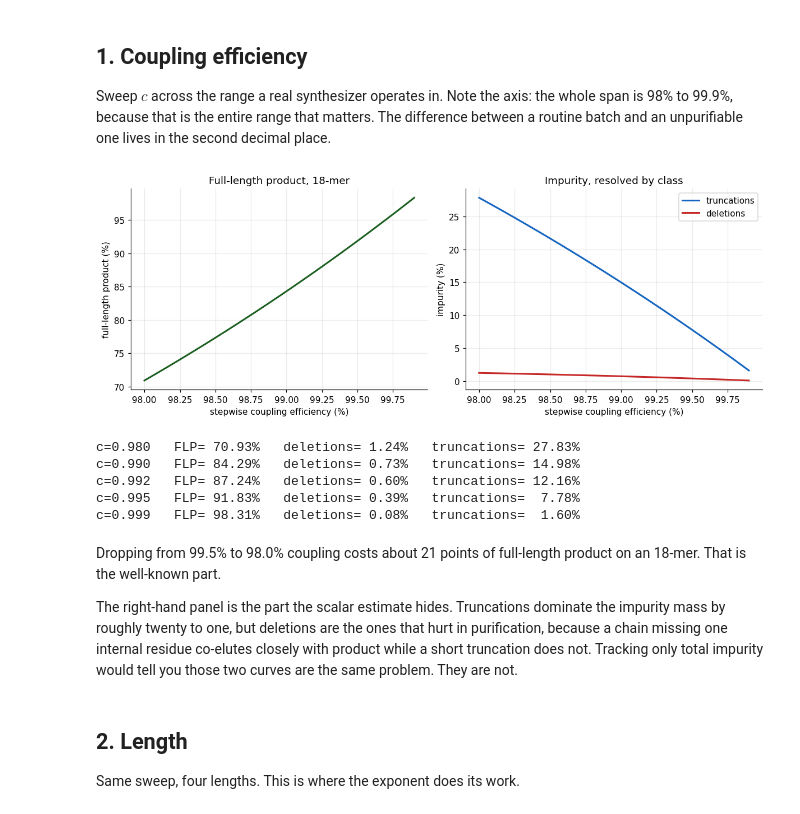
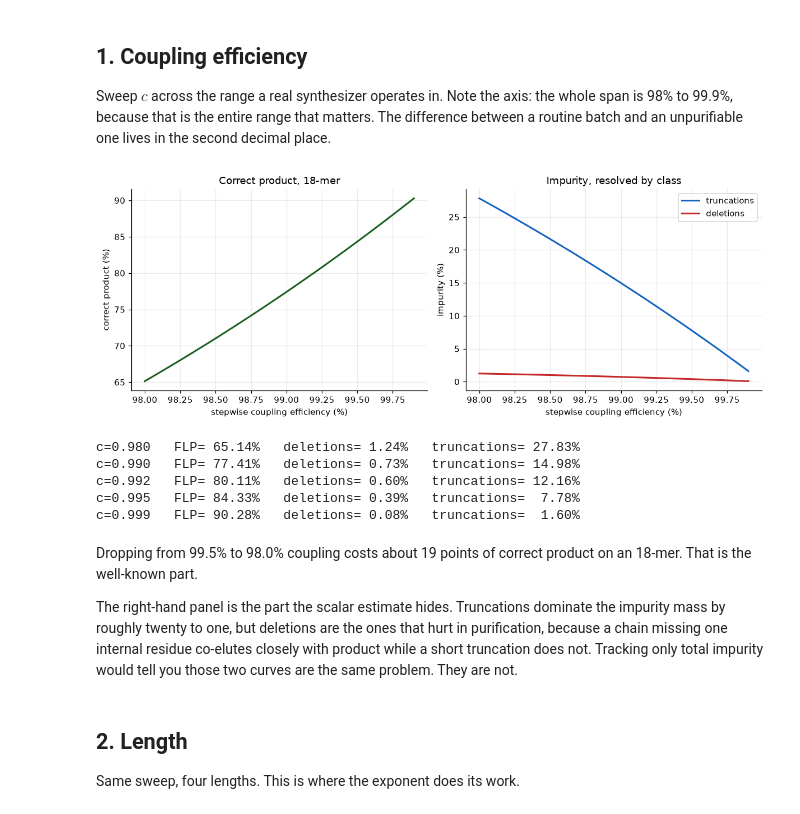
Before and after one commit to enginee-ing/oligosim, a Jupyter notebook: notebooks/01_sensitivity_analysis.ipynb, the cells around one changed output. Drawn from its saved outputs; the diff is of its cells as text; code cells hidden in the pictures.

```diff
--- a/notebooks/01_sensitivity_analysis.ipynb
+++ b/notebooks/01_sensitivity_analysis.ipynb
@@ -58,45 +58,45 @@ decimal place.
 couplings = np.linspace(0.980, 0.999, 40)
 
 flp, dele, trunc = [], [], []
 for c in couplings:
     r = simulate(NUSINERSEN, ProcessConditions(coupling_efficiency=c,
                                                capping_efficiency=0.95))
-    flp.append(r.full_length_fraction * 100)
+    flp.append(r.correct_product_fraction * 100)
     dele.append(r.deletion_fraction * 100)
     trunc.append(r.truncation_fraction * 100)
 
 fig, (ax1, ax2) = plt.subplots(1, 2, figsize=(11, 4.2))
 
 ax1.plot(couplings * 100, flp, lw=2, color="#1b5e20")
 ax1.set_xlabel("stepwise coupling efficiency (%)")
-ax1.set_ylabel("full-length product (%)")
-ax1.set_title("Full-length product, 18-mer")
+ax1.set_ylabel("correct product (%)")
+ax1.set_title("Correct product, 18-mer")
 
 ax2.plot(couplings * 100, trunc, lw=2, label="truncations", color="#1565c0")
 ax2.plot(couplings * 100, dele, lw=2, label="deletions", color="#c62828")
 ax2.set_xlabel("stepwise coupling efficiency (%)")
 ax2.set_ylabel("impurity (%)")
 ax2.set_title("Impurity, resolved by class")
 ax2.legend()
 
 plt.tight_layout()
 plt.show()
 
 for c in (0.980, 0.990, 0.992, 0.995, 0.999):
     r = simulate(NUSINERSEN, ProcessConditions(coupling_efficiency=c,
                                                capping_efficiency=0.95))
-    print(f"c={c:.3f}   FLP={r.full_length_fraction:7.2%}   "
+    print(f"c={c:.3f}   FLP={r.correct_product_fraction:7.2%}   "
           f"deletions={r.deletion_fraction:6.2%}   "
           f"truncations={r.truncation_fraction:7.2%}")
 # %% [output]
-[figure, old version]
+[figure, new version]
-c=0.980   FLP= 70.93%   deletions= 1.24%   truncations= 27.83%
-c=0.990   FLP= 84.29%   deletions= 0.73%   truncations= 14.98%
-c=0.992   FLP= 87.24%   deletions= 0.60%   truncations= 12.16%
-c=0.995   FLP= 91.83%   deletions= 0.39%   truncations=  7.78%
-c=0.999   FLP= 98.31%   deletions= 0.08%   truncations=  1.60%
+c=0.980   FLP= 65.14%   deletions= 1.24%   truncations= 27.83%
+c=0.990   FLP= 77.41%   deletions= 0.73%   truncations= 14.98%
+c=0.992   FLP= 80.11%   deletions= 0.60%   truncations= 12.16%
+c=0.995   FLP= 84.33%   deletions= 0.39%   truncations=  7.78%
+c=0.999   FLP= 90.28%   deletions= 0.08%   truncations=  1.60%
 # %% [markdown]
-Dropping from 99.5% to 98.0% coupling costs about 21 points of full-length
+Dropping from 99.5% to 98.0% coupling costs about 19 points of correct
 product on an 18-mer. That is the well-known part.
 
 The right-hand panel is the part the scalar estimate hides. Truncations dominate
```
Also changed, not shown: parts of 6 cells of this notebook, 1 other file.
